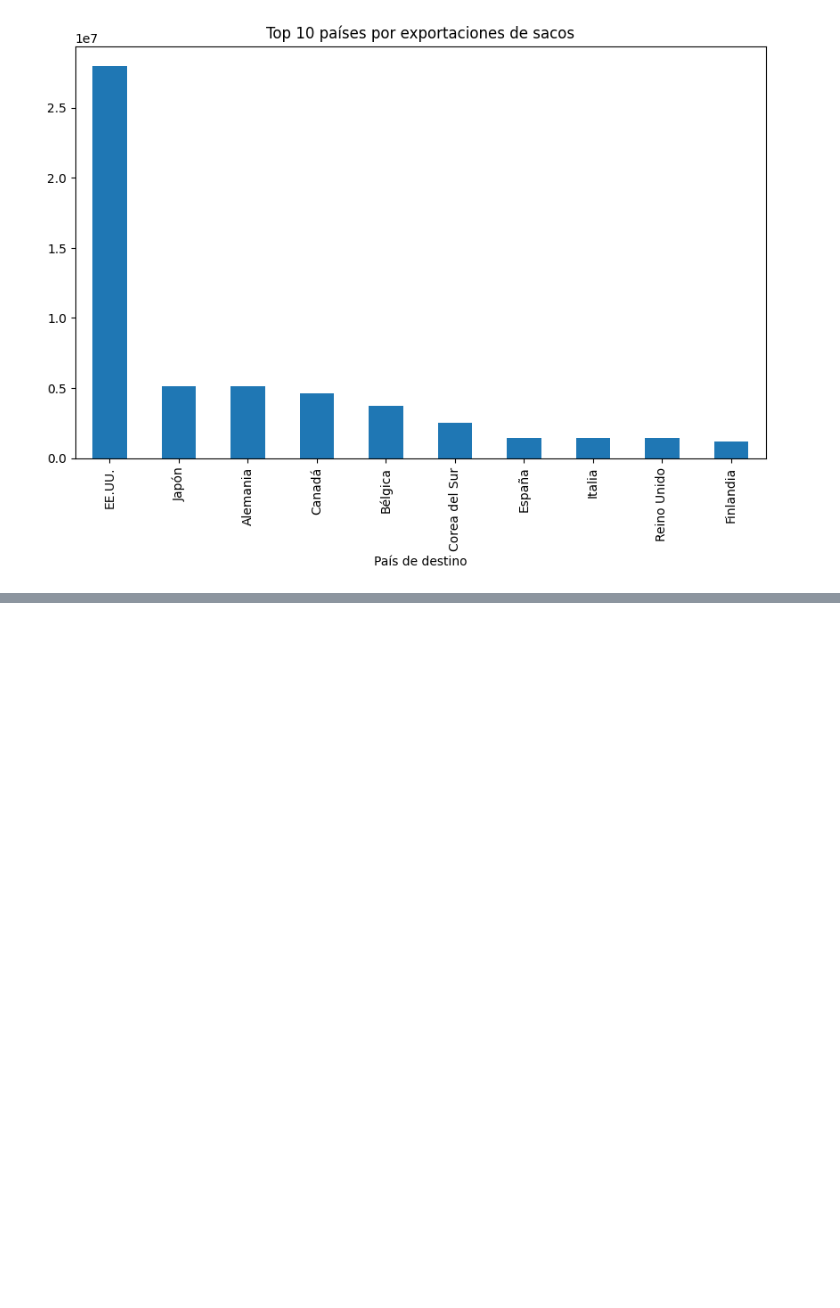
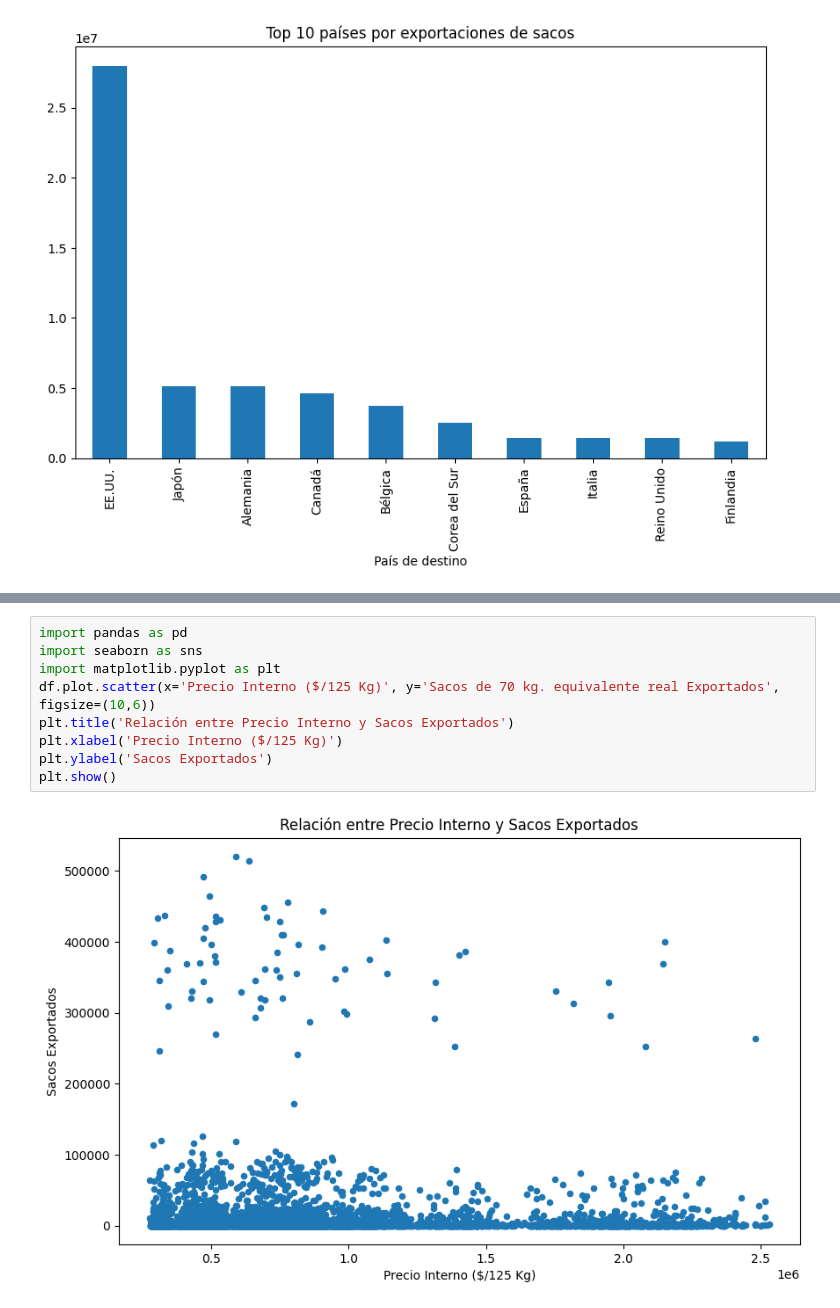
Before and after one commit to mauricioquezada/funtions-infocafe, a Jupyter notebook: cafeinforme.ipynb, the cells around one changed output, grey strips where cells are left out. Drawn from its saved outputs; the diff is of its cells as text; blank space fills up the shorter version.

```diff
--- a/cafeinforme.ipynb
+++ b/cafeinforme.ipynb
@@ -334,0 +378,11 @@ Name: Sacos de 70 kg. equivalente real Exportados, dtype: int64
+# %%
+import pandas as pd
+import seaborn as sns
+import matplotlib.pyplot as plt
+df.plot.scatter(x='Precio Interno ($/125 Kg)', y='Sacos de 70 kg. equivalente real Exportados', figsize=(10,6))
+plt.title('Relación entre Precio Interno y Sacos Exportados')
+plt.xlabel('Precio Interno ($/125 Kg)')
+plt.ylabel('Sacos Exportados')
+plt.show()
+# %% [output]
+[figure, added]
```
Also changed, not shown: parts of 9 cells of this notebook.
